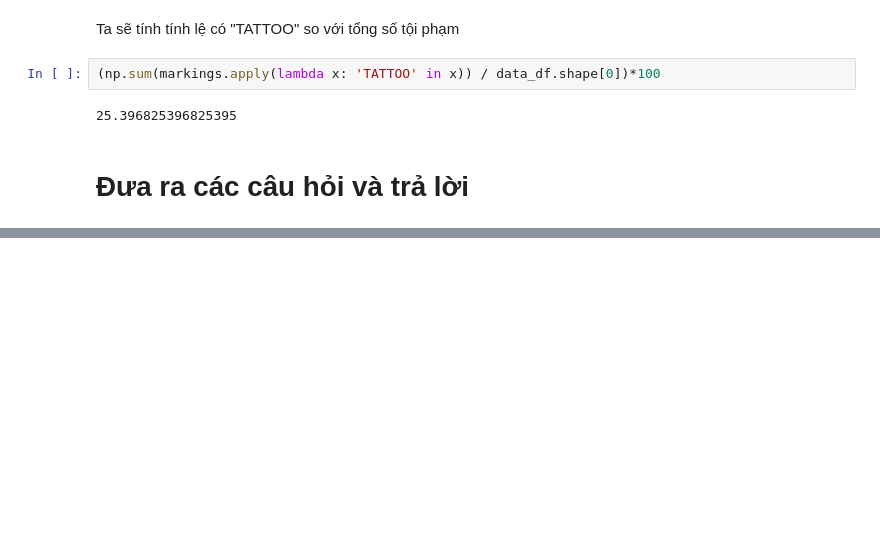
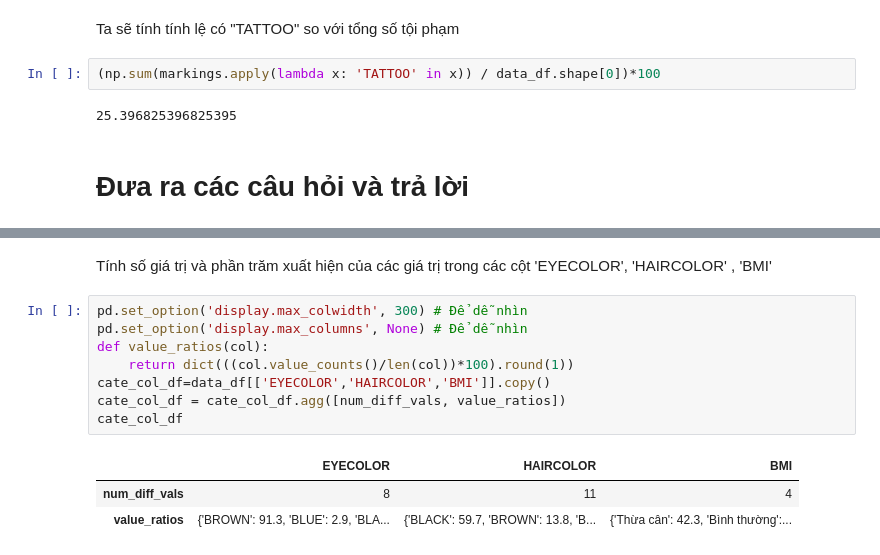
Before and after one commit to Truong1311/FinalProject_LTCKHDL, a Jupyter notebook: Phu.ipynb, the cells around one changed output, grey strips where cells are left out. Saved outputs shown, nothing was run; the diff lists cells and outputs as text; blank space fills up the shorter version.

```diff
--- a/Phu.ipynb
+++ b/Phu.ipynb
@@ -182,0 +236,14 @@ Ta sẽ tính tính lệ có "TATTOO" so với tổng số tội phạm
+# %% [markdown]
+Tính số giá trị và phần trăm xuất hiện của các giá trị trong các cột 'EYECOLOR', 'HAIRCOLOR' , 'BMI'
+# %%
+pd.set_option('display.max_colwidth', 300) # Để dễ nhìn
+pd.set_option('display.max_columns', None) # Để dễ nhìn
+def value_ratios(col):
+    return dict(((col.value_counts()/len(col))*100).round(1))
+cate_col_df=data_df[['EYECOLOR','HAIRCOLOR','BMI']].copy()
+cate_col_df = cate_col_df.agg([num_diff_vals, value_ratios])
+cate_col_df
+# %% [output]
+|  | EYECOLOR | HAIRCOLOR | BMI |
+| num_diff_vals | 8 | 11 | 4 |
+| value_ratios | {'BROWN': 91.3, 'BLUE': 2.9, 'BLA... | {'BLACK': 59.7, 'BROWN': 13.8, 'B... | {'Thừa cân': 42.3, 'Bình thường':... |
```
Also changed, not shown: parts of 5 cells of this notebook.
